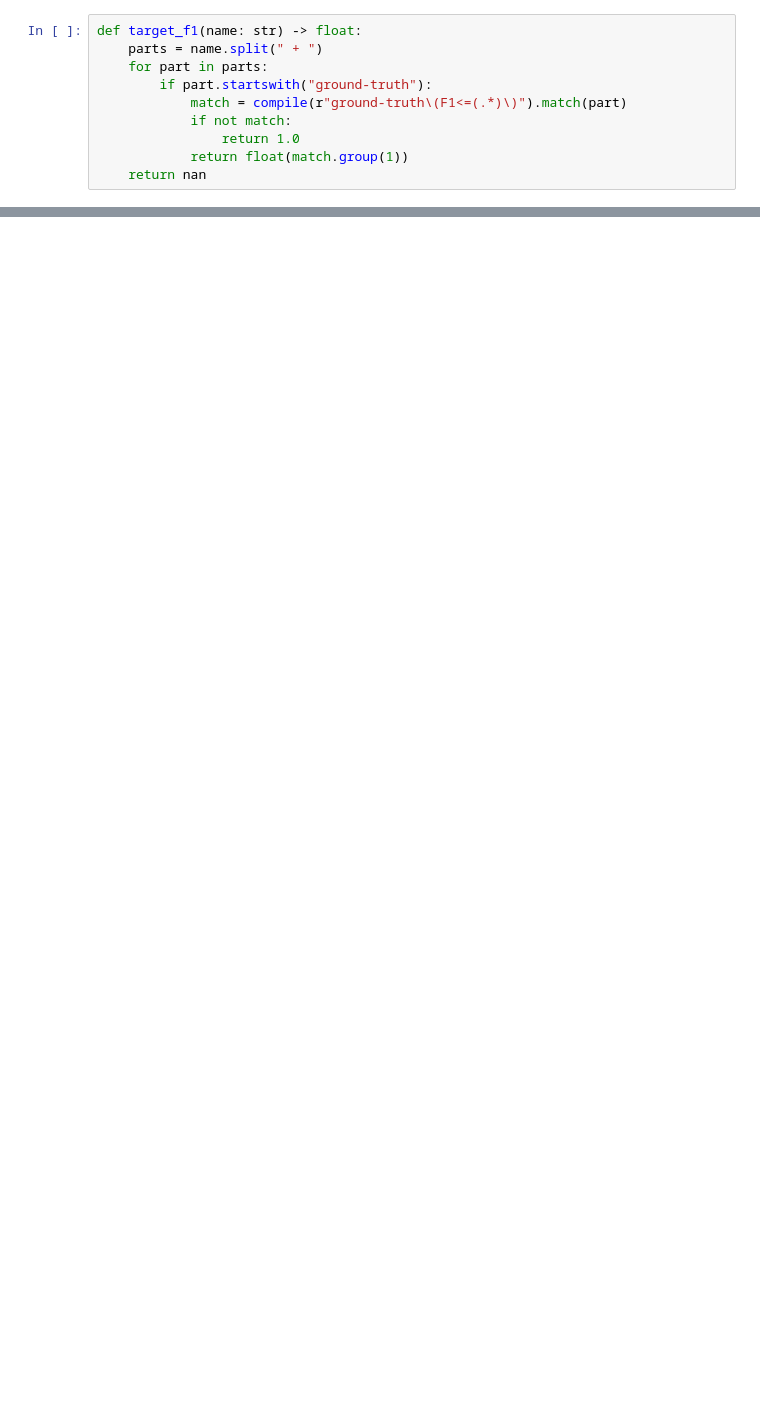
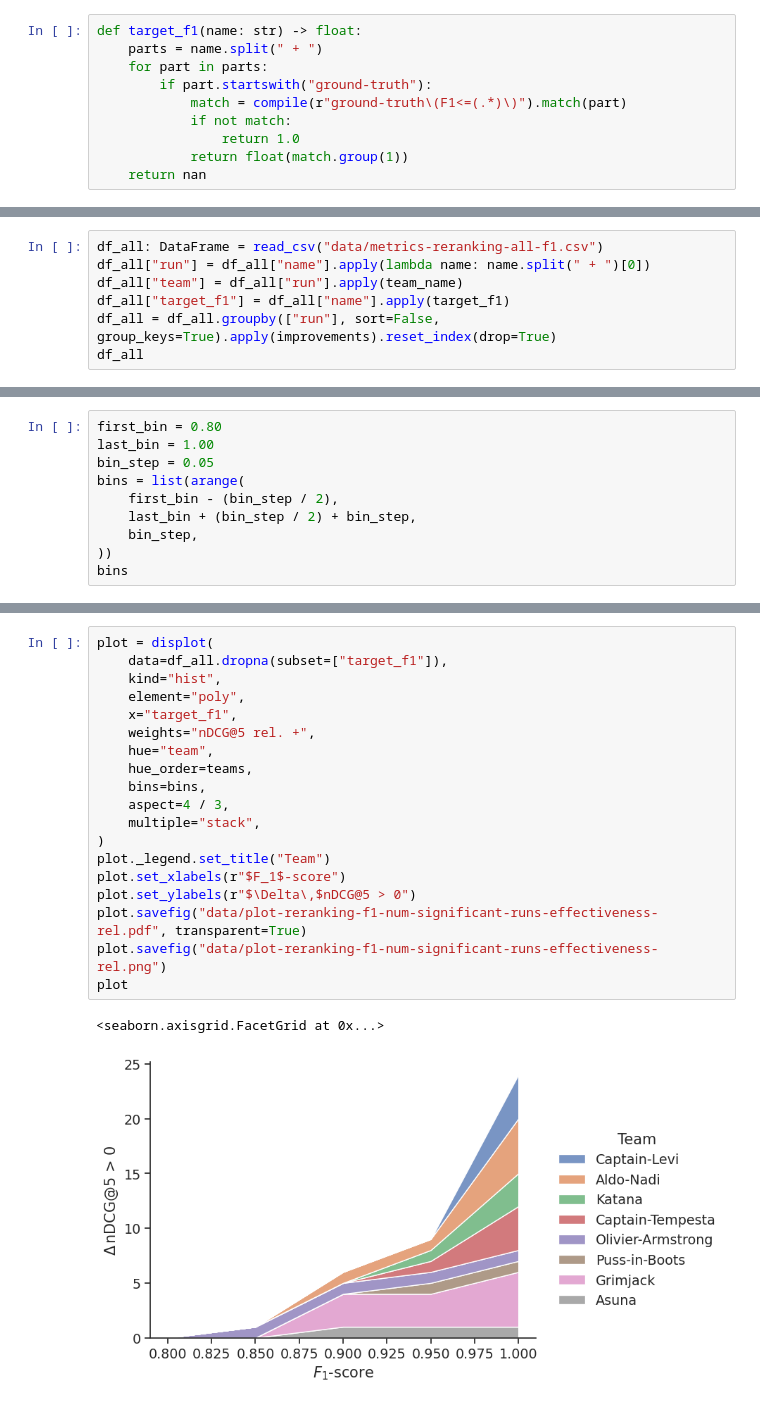
Before and after one commit to webis-de/argmining23-stance-aware-re-ranking, a Jupyter notebook: evaluation_reranking_f1.ipynb, the cells around one changed output, grey strips where cells are left out. Drawn from its saved outputs; the diff is of its cells as text; blank space fills up the shorter version.

```diff
--- a/evaluation_reranking_f1.ipynb
+++ b/evaluation_reranking_f1.ipynb
@@ -138,0 +199,7 @@ ax
+# %%
+df_all: DataFrame = read_csv("data/metrics-reranking-all-f1.csv")
+df_all["run"] = df_all["name"].apply(lambda name: name.split(" + ")[0])
+df_all["team"] = df_all["run"].apply(team_name)
+df_all["target_f1"] = df_all["name"].apply(target_f1)
+df_all = df_all.groupby(["run"], sort=False, group_keys=True).apply(improvements).reset_index(drop=True)
+df_all
@@ -138,0 +220,10 @@ ax
+# %%
+first_bin = 0.80
+last_bin = 1.00
+bin_step = 0.05
+bins = list(arange(
+    first_bin - (bin_step / 2),
+    last_bin + (bin_step / 2) + bin_step,
+    bin_step,
+))
+bins
@@ -138,0 +237,22 @@ ax
+# %%
+plot = displot(
+    data=df_all.dropna(subset=["target_f1"]),
+    kind="hist",
+    element="poly",
+    x="target_f1",
+    weights="nDCG@5 rel. +",
+    hue="team",
+    hue_order=teams,
+    bins=bins,
+    aspect=4 / 3,
+    multiple="stack",
+)
+plot._legend.set_title("Team")
+plot.set_xlabels(r"$F_1$-score")
+plot.set_ylabels(r"$\Delta\,$nDCG@5 > 0")
+plot.savefig("data/plot-reranking-f1-num-significant-runs-effectiveness-rel.pdf", transparent=True)
+plot.savefig("data/plot-reranking-f1-num-significant-runs-effectiveness-rel.png")
+plot
+# %% [output]
+<seaborn.axisgrid.FacetGrid at 0x...>
+[figure, added]
```
Also changed, not shown: parts of 18 cells of this notebook, 1 other file.
